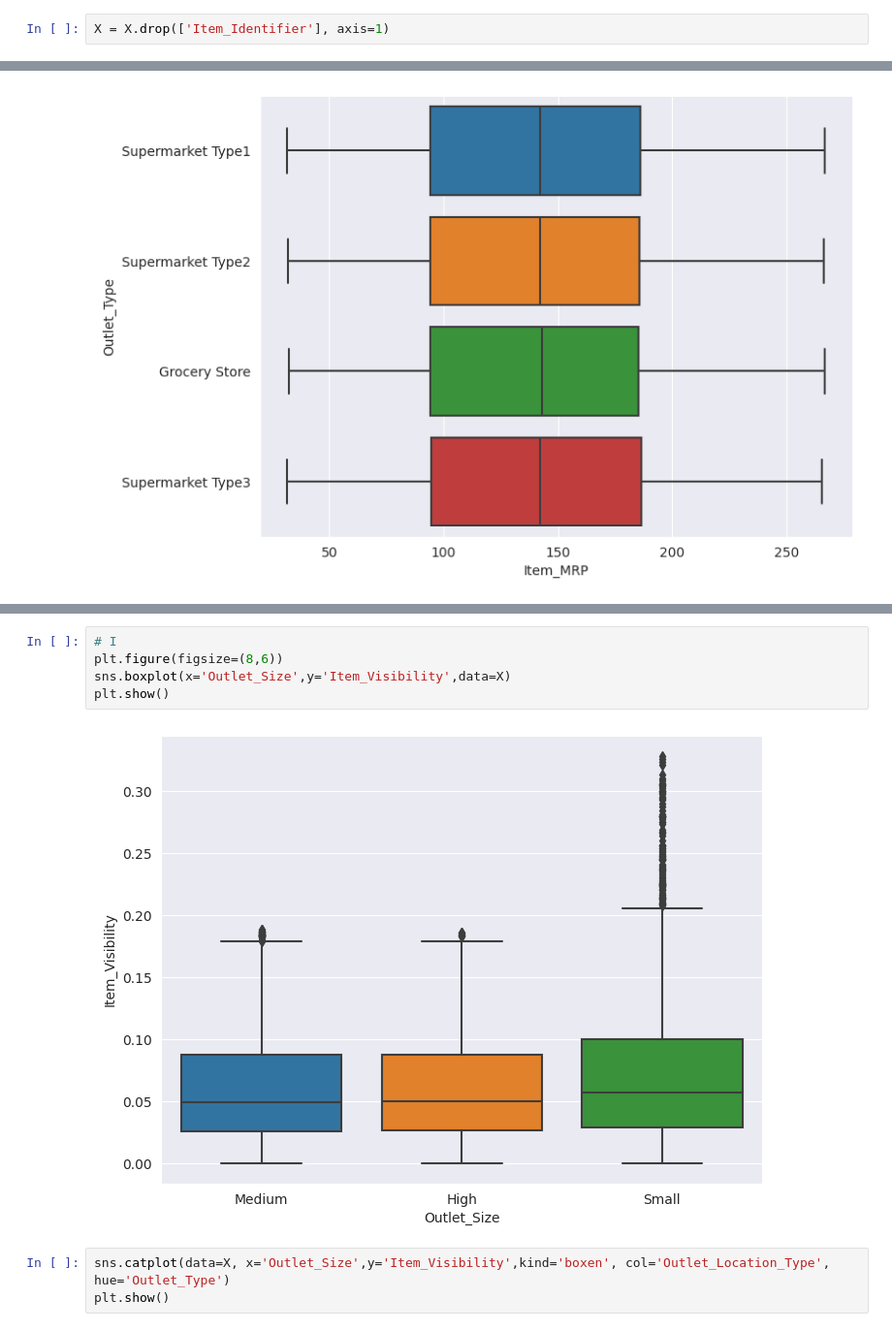
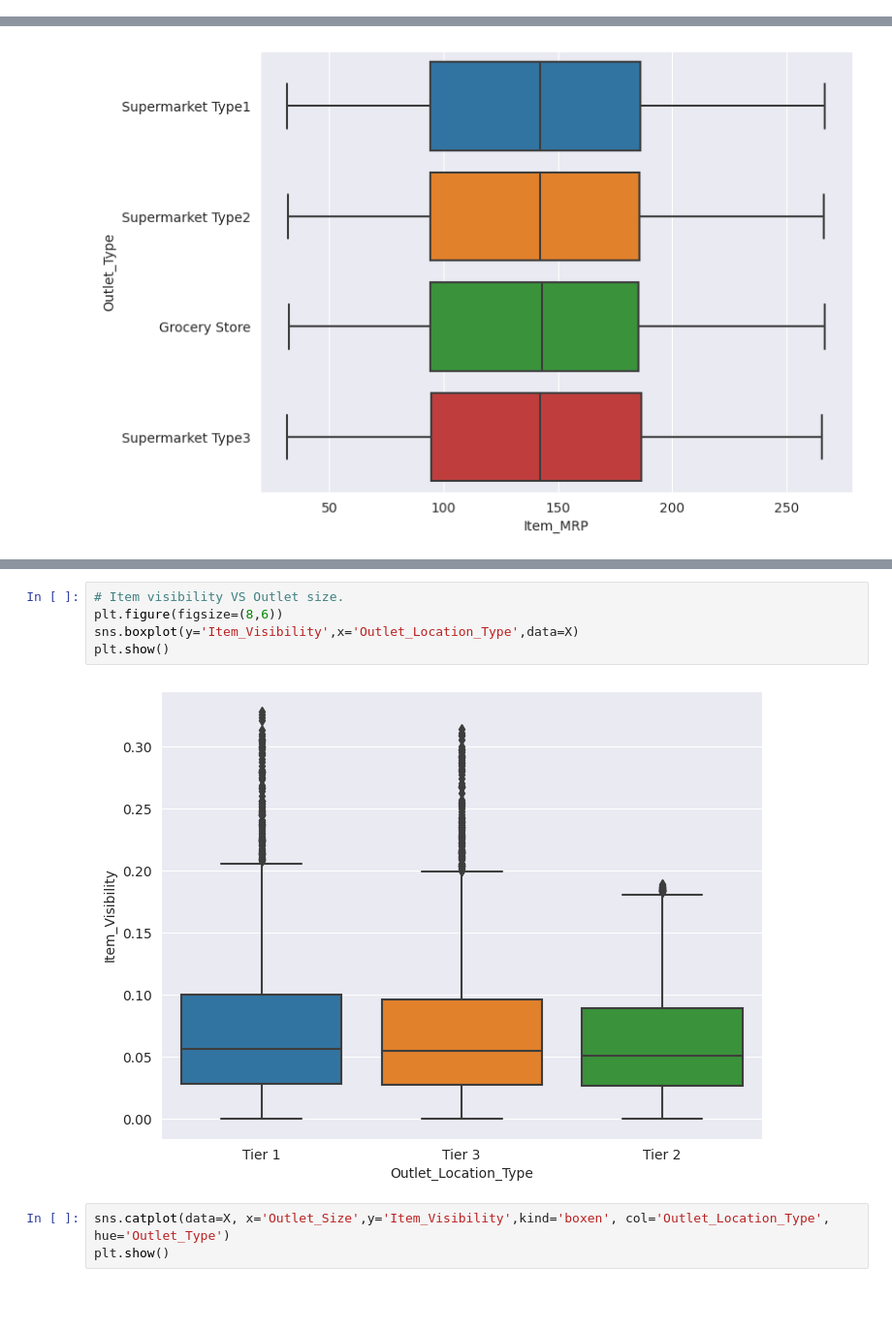
Before and after one commit to Suman-Adhikary/Big-Mart-Sale-Prediction, a Jupyter notebook: Bigmart_Sale_Prediction.ipynb, the cells around one changed output, grey strips where cells are left out. Shown at 97% size. Drawn from its saved outputs; the diff is of its cells as text; blank space fills up the shorter version.

```diff
--- a/Bigmart_Sale_Prediction.ipynb
+++ b/Bigmart_Sale_Prediction.ipynb
@@ -124,5 +141,3 @@ print(myTable)
 |    Outlet_Location_Type   |      3       |       0       |   object  |
 |        Outlet_Type        |      4       |       0       |   object  |
 +---------------------------+--------------+---------------+-----------+
-# %%
-X = X.drop(['Item_Identifier'], axis=1)
@@ -225,10 +251,10 @@ plt.show()
 # %%
-# I
+# Item visibility VS Outlet size.
 plt.figure(figsize=(8,6))
-sns.boxplot(x='Outlet_Size',y='Item_Visibility',data=X)
+sns.boxplot(y='Item_Visibility',x='Outlet_Location_Type',data=X)
 plt.show()
 # %% [output]
-[figure, old version]
+[figure, new version]
 # %%
 sns.catplot(data=X, x='Outlet_Size',y='Item_Visibility',kind='boxen', col='Outlet_Location_Type', hue='Outlet_Type')
 plt.show()
```
Also changed, not shown: parts of 35 cells of this notebook.
